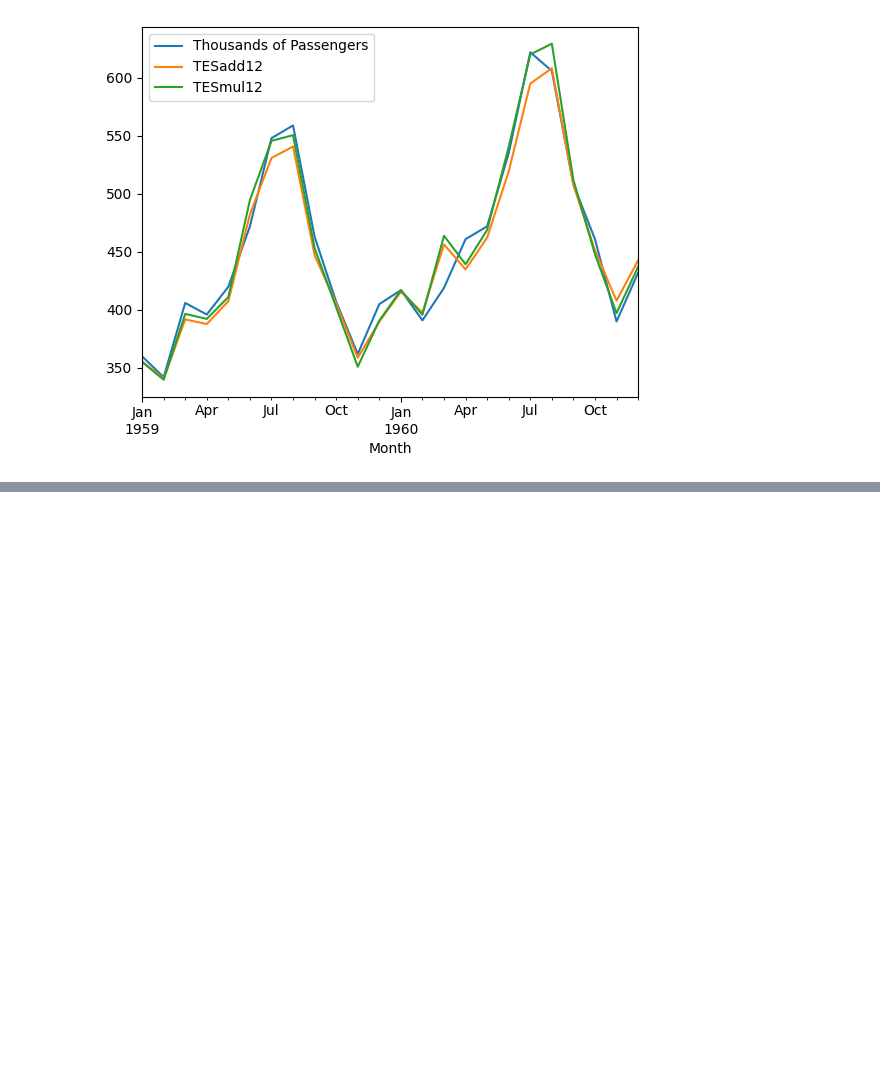
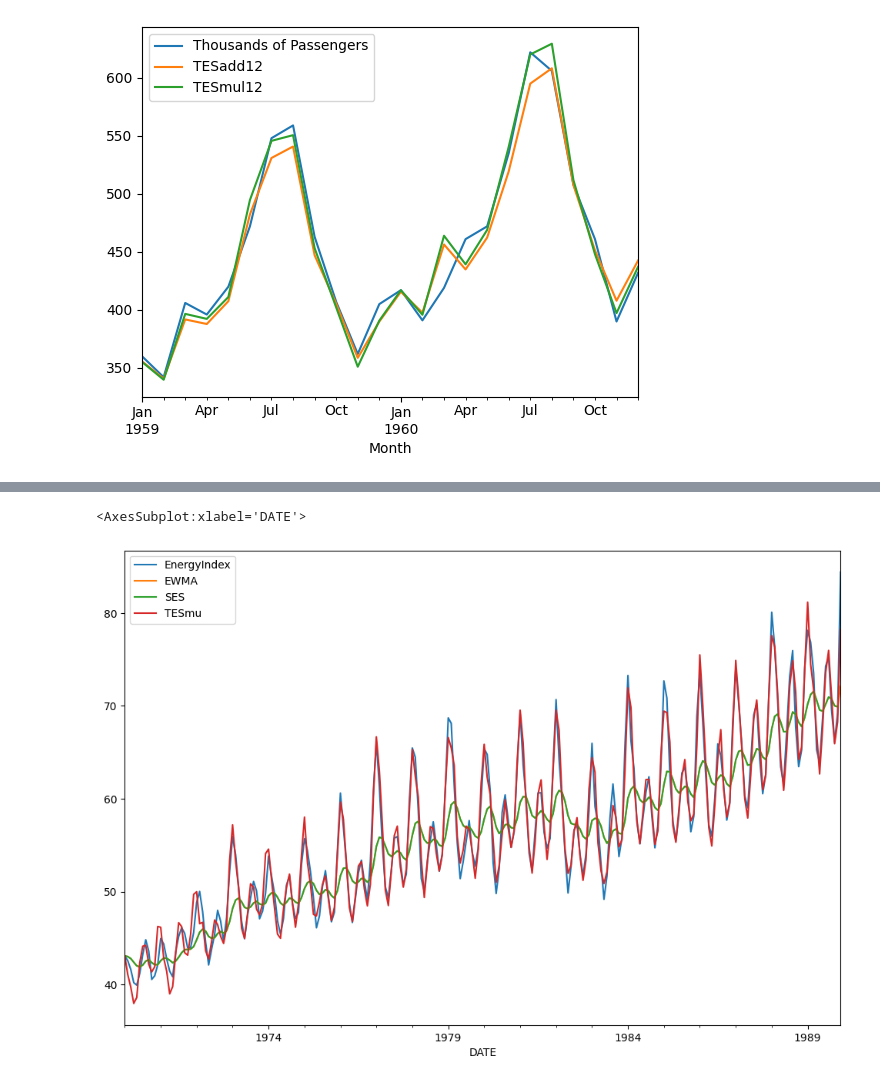
Before and after one commit to selimunal/timeseries, a Jupyter notebook: statmodels.ipynb, the cells around one changed output, grey strips where cells are left out. Cells and saved outputs as stored; diff of their text form; code cells hidden in the pictures; blank space fills up the shorter version.

```diff
--- a/statmodels.ipynb
+++ b/statmodels.ipynb
@@ -379,0 +448,9 @@ df[['Thousands of Passengers','TESadd12', 'TESmul12']].iloc[-24:].plot()
+# %%
+model=ExponentialSmoothing(df["EnergyIndex"],trend="mul",seasonal="mul",seasonal_periods=12)
+# %%
+df["TESmu"]=model.fit().fittedvalues
+# %%
+df.plot(figsize=(12,8))
+# %% [output]
+<AxesSubplot:xlabel='DATE'>
+[figure, added]
```
Also changed, not shown: parts of 18 cells of this notebook.
